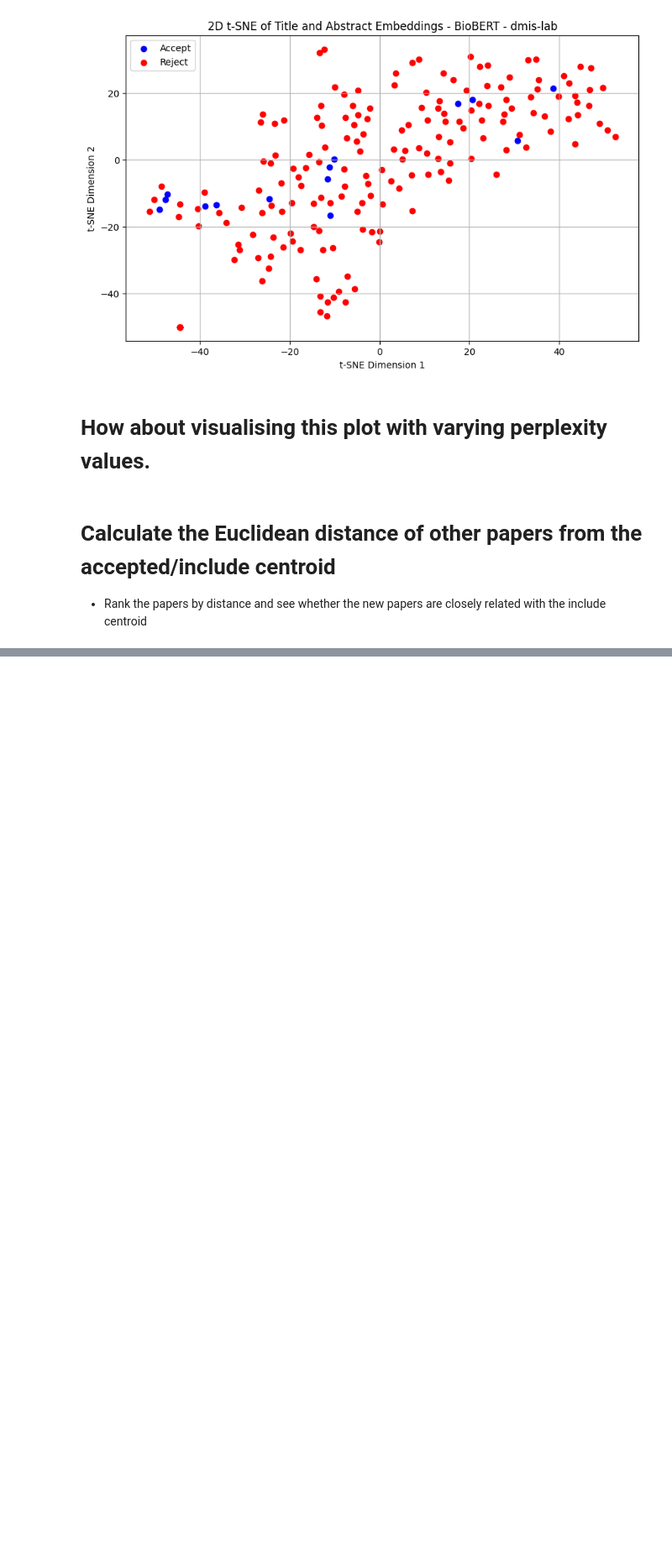
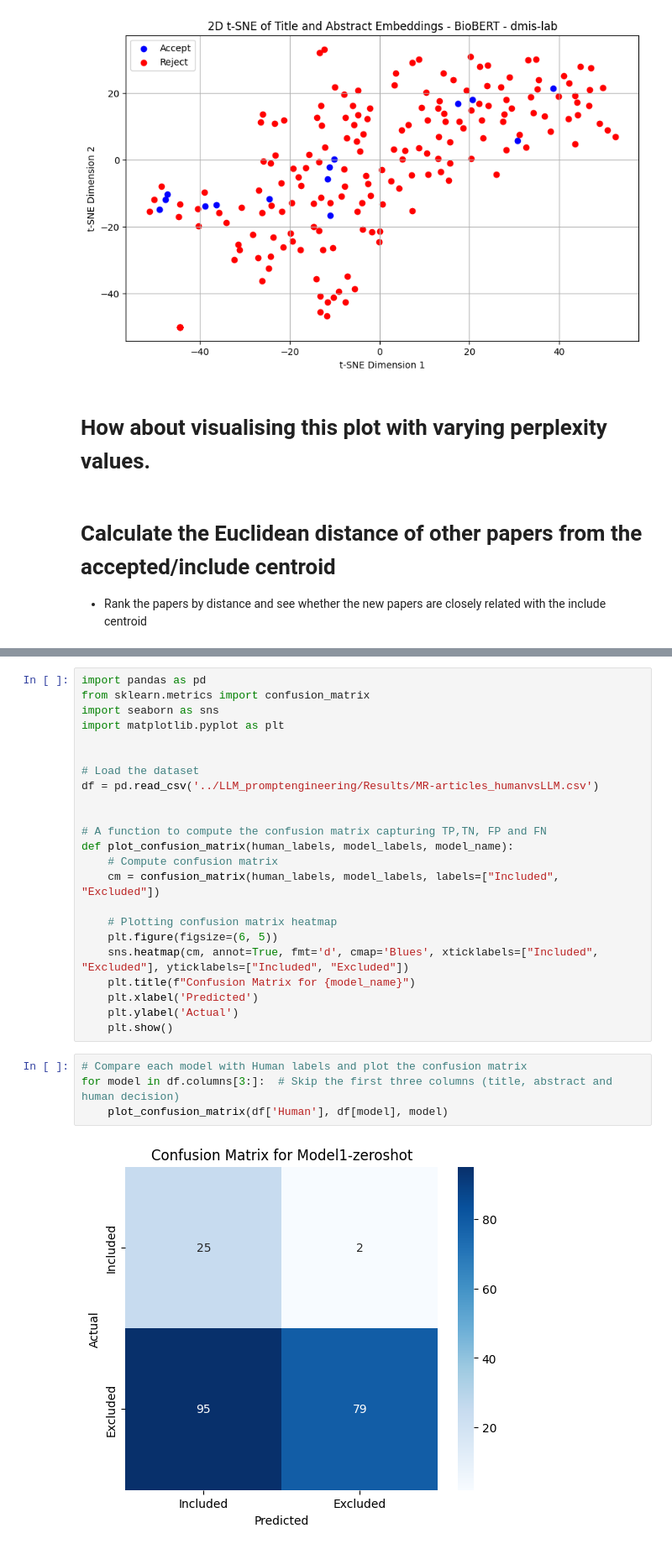
Before and after one commit to winfrednyoroka/ArticleSieve, a Jupyter notebook: Notebooks/Screeningpapers.ipynb, the cells around one changed output, grey strips where cells are left out. Shown at 84% size. Saved outputs shown, nothing was run; the diff lists cells and outputs as text; blank space fills up the shorter version.

```diff
--- a/Notebooks/Screeningpapers.ipynb
+++ b/Notebooks/Screeningpapers.ipynb
@@ -1389,0 +1462,29 @@ plt.show()
+# %%
+import pandas as pd
+from sklearn.metrics import confusion_matrix
+import seaborn as sns
+import matplotlib.pyplot as plt
+
+
+# Load the dataset
+df = pd.read_csv('../LLM_promptengineering/Results/MR-articles_humanvsLLM.csv')
+
+
+# A function to compute the confusion matrix capturing TP,TN, FP and FN
+def plot_confusion_matrix(human_labels, model_labels, model_name):
+    # Compute confusion matrix
+    cm = confusion_matrix(human_labels, model_labels, labels=["Included", "Excluded"])
+
+    # Plotting confusion matrix heatmap
+    plt.figure(figsize=(6, 5))
+    sns.heatmap(cm, annot=True, fmt='d', cmap='Blues', xticklabels=["Included", "Excluded"], yticklabels=["Included", "Excluded"])
+    plt.title(f"Confusion Matrix for {model_name}")
+    plt.xlabel('Predicted')
+    plt.ylabel('Actual')
+    plt.show()
+# %%
+# Compare each model with Human labels and plot the confusion matrix
+for model in df.columns[3:]:  # Skip the first three columns (title, abstract and human decision)
+    plot_confusion_matrix(df['Human'], df[model], model)
+# %% [output]
+[figure, added]
```
Also changed, not shown: parts of 17 cells of this notebook.
